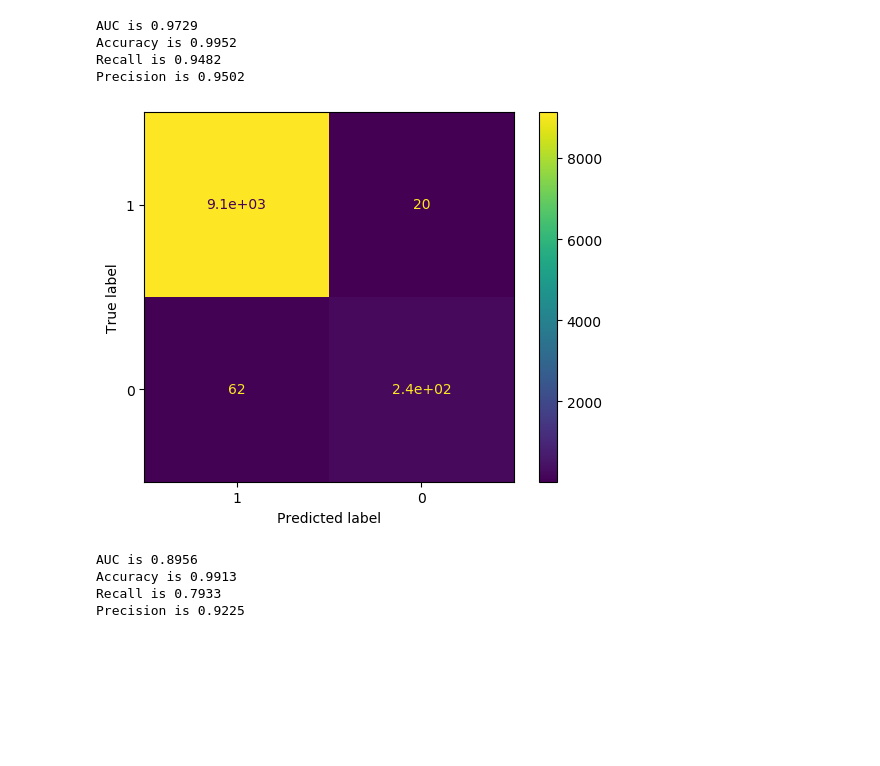
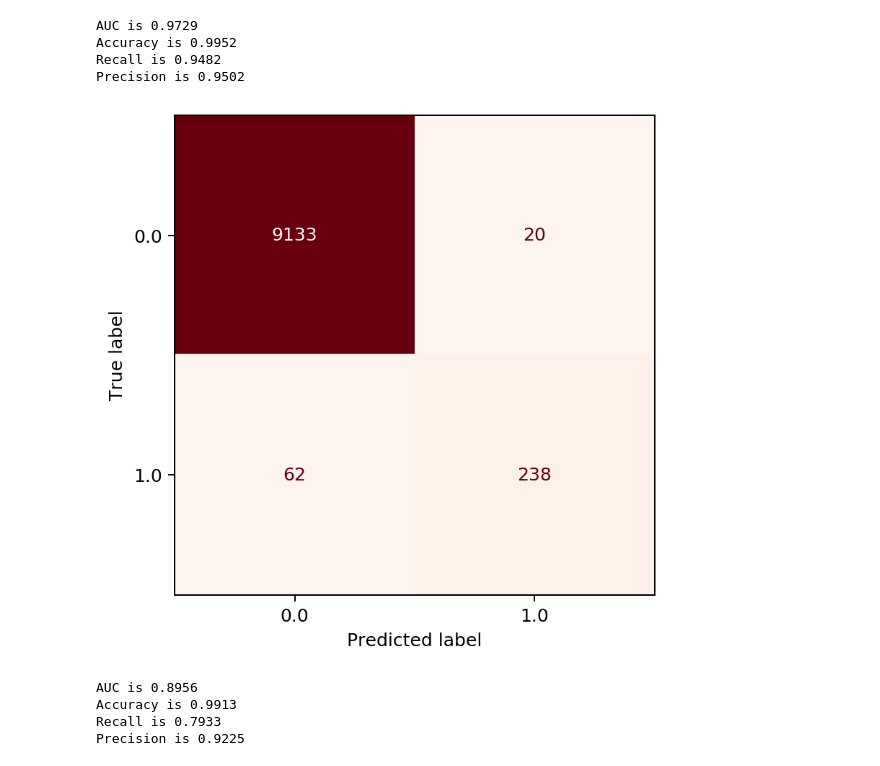
Before and after one commit to d-one/d-one-mlops-aws, a Jupyter notebook: sagemaker_xgboost_notebook/xgboost_model.ipynb, the cells around one changed output. Cells and saved outputs as stored; diff of their text form; code cells hidden in the pictures; blank space fills up the shorter version.

```diff
--- a/sagemaker_xgboost_notebook/xgboost_model.ipynb
+++ b/sagemaker_xgboost_notebook/xgboost_model.ipynb
@@ -85,6 +75,7 @@ from typing import List
 
 import boto3
 import io
+import matplotlib
 import matplotlib.pyplot as plt
 import numpy as np
 import os
@@ -96,6 +87,7 @@ import xgboost
 
 
 pd.options.mode.chained_assignment = None  # default='warn'
+plt.rcParams['figure.dpi'] = 180
 # %% [markdown]
 # Setting up global variables
 
@@ -804,20 +786,22 @@ Precision is 0.9502
 # %%
 test_data = pd.read_csv(TEST_DATA_PATH_W_HEADER)
 test_features = test_data.iloc[:, 1:]
 
 prediction = batch_prediction(
     payload=convert_df_to_csv_object(df=test_features),
     endpoint=model_endpoint
 )
 prediction_binary = np.where(prediction > THRESHOLD, 1, 0)
 
-cm = create_confusion_matrix(true=test_data.iloc[:, 0].values, prediction=prediction_binary)
-
-disp = ConfusionMatrixDisplay(confusion_matrix=cm, display_labels=[1, 0])
-disp.plot()
+disp = ConfusionMatrixDisplay.from_predictions(
+    y_true=test_data.iloc[:, 0].values,
+    y_pred=prediction_binary,
+    colorbar=False,
+    cmap='Reds'
+)
 plt.show()
 # %% [output]
-[figure, old version]
+[figure, new version]
 # %%
 auc = round(roc_auc_score(test_data.iloc[:, 0].values, prediction_binary), 4)
 accuracy = round(accuracy_score(test_data.iloc[:, 0].values, prediction_binary), 4)
```
Also changed, not shown: parts of 8 cells of this notebook.
